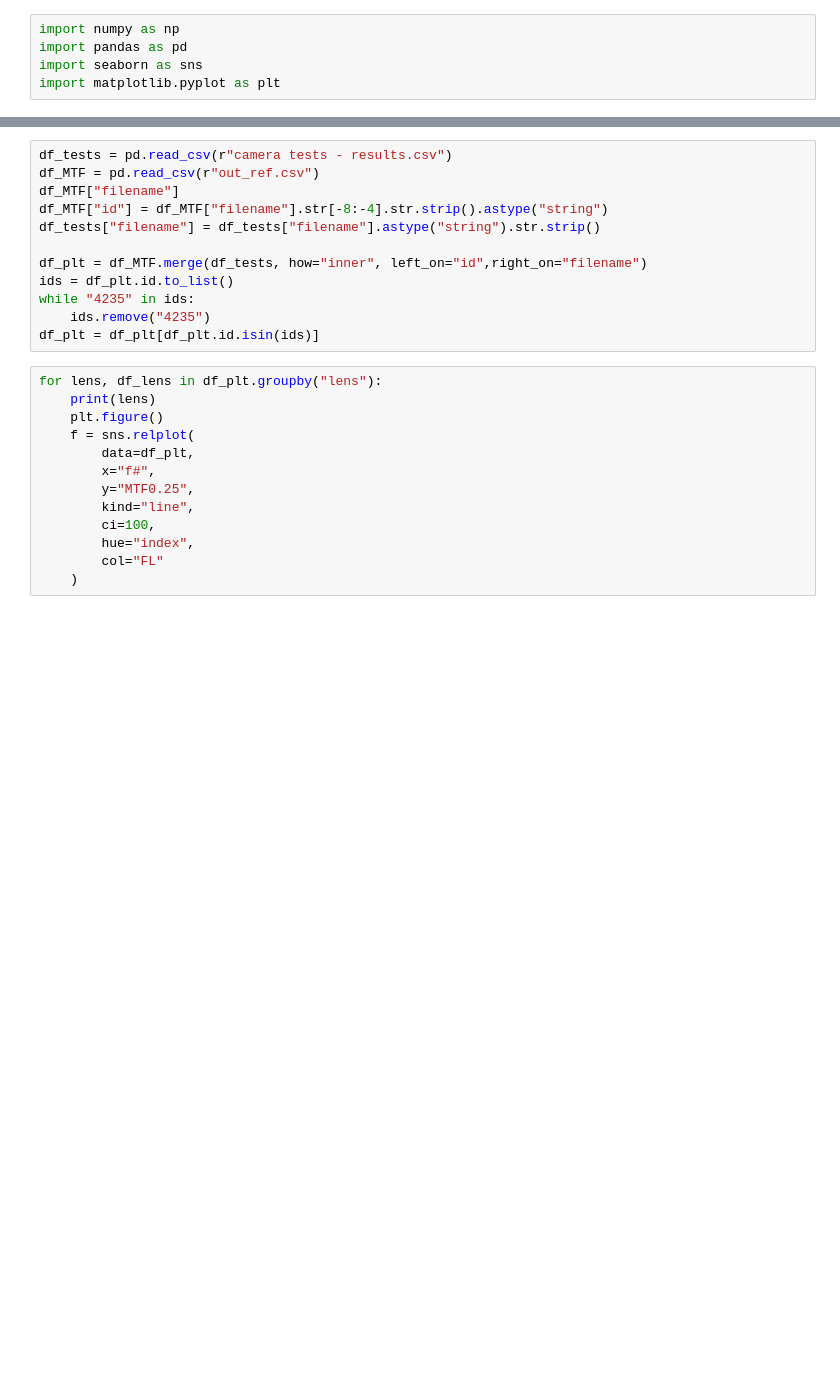
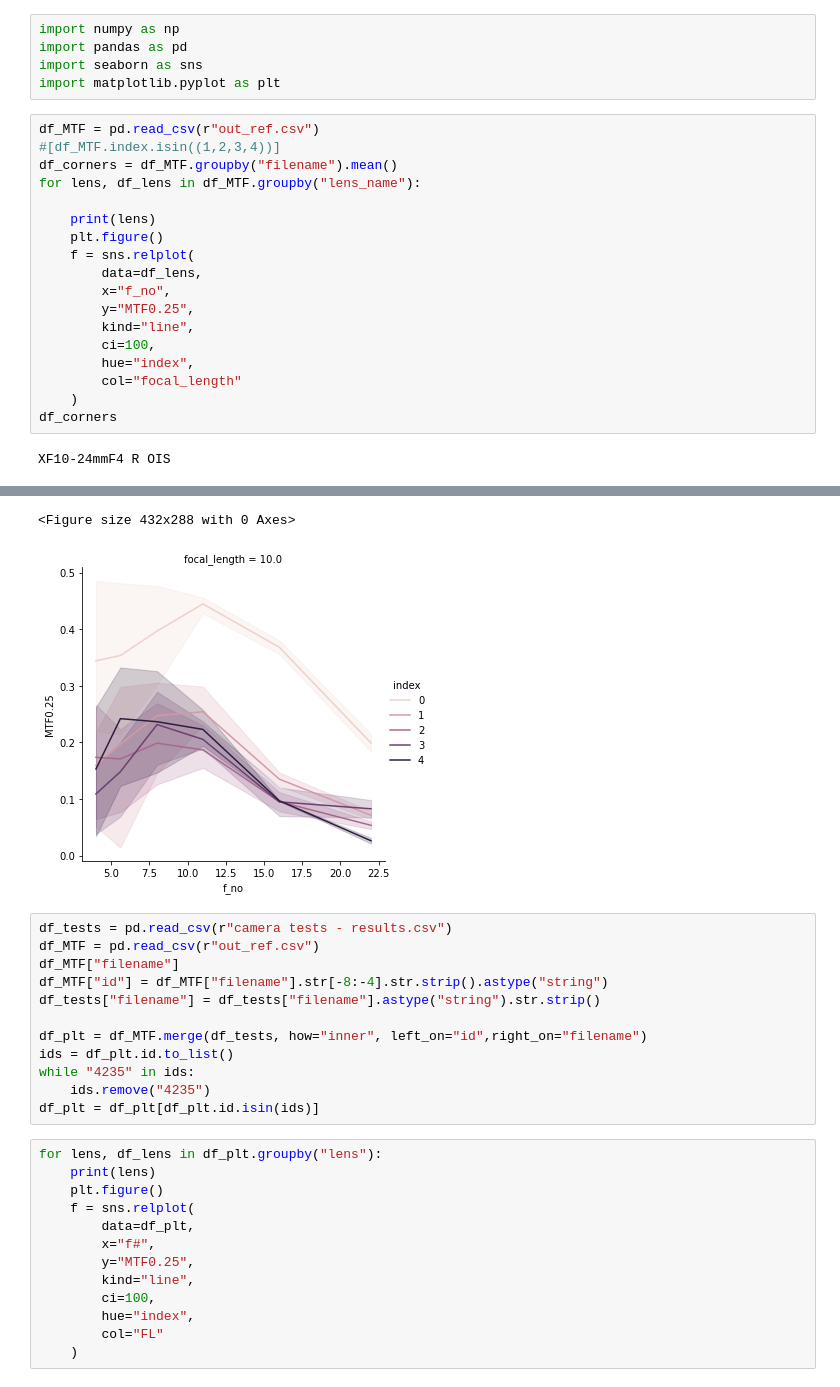
Before and after one commit to radbudgie/lensMTF, a Jupyter notebook: plot results.ipynb, the cells around one changed output, grey strips where cells are left out. Drawn from its saved outputs; the diff is of its cells as text; blank space fills up the shorter version.

```diff
--- a/plot results.ipynb
+++ b/plot results.ipynb
@@ -3,3 +3,23 @@ import numpy as np
 import pandas as pd
 import seaborn as sns
 import matplotlib.pyplot as plt
+# %%
+df_MTF = pd.read_csv(r"out_ref.csv")
+#[df_MTF.index.isin((1,2,3,4))]
+df_corners = df_MTF.groupby("filename").mean()
+for lens, df_lens in df_MTF.groupby("lens_name"):
+
+    print(lens)
+    plt.figure()
+    f = sns.relplot(
+        data=df_lens,
+        x="f_no",
+        y="MTF0.25",
+        kind="line",
+        ci=100,
+        hue="index",
+        col="focal_length"
+    )
+df_corners
+# %% [output]
+XF10-24mmF4 R OIS
@@ -6,3 +44,5 @@ import matplotlib.pyplot as plt
+<Figure size 432x288 with 0 Axes>
+[figure, added]
 # %%
 df_tests = pd.read_csv(r"camera tests - results.csv")
 df_MTF = pd.read_csv(r"out_ref.csv")
```
Also changed, not shown: parts of 1 cell of this notebook, 2 other files.
